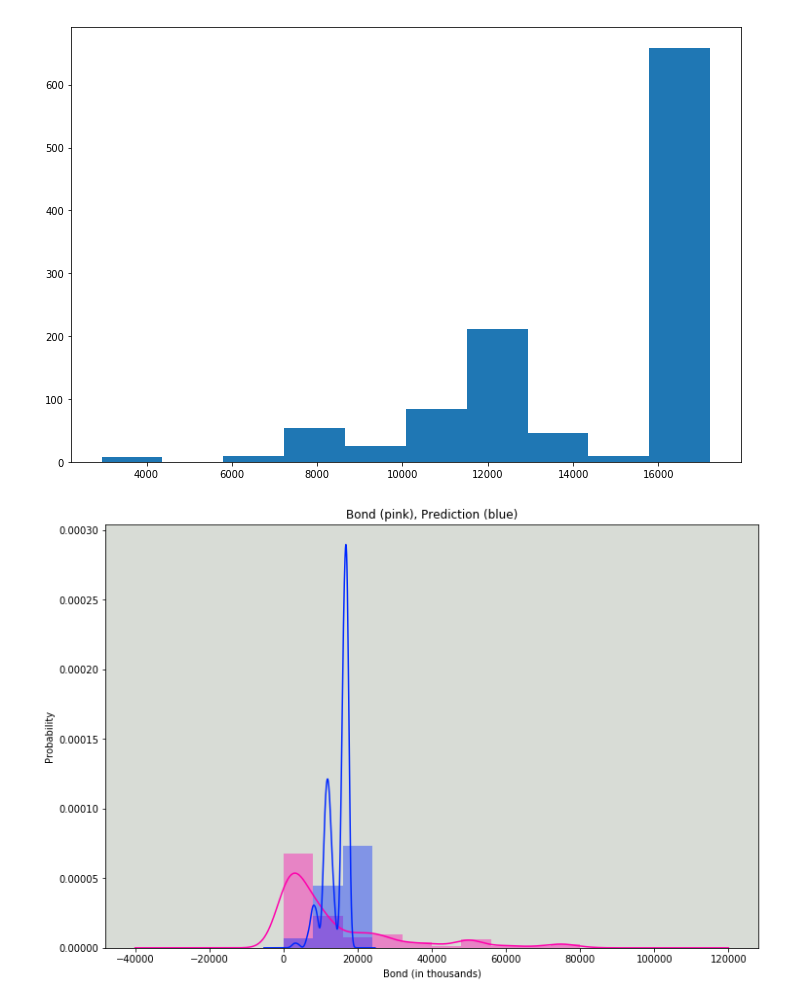
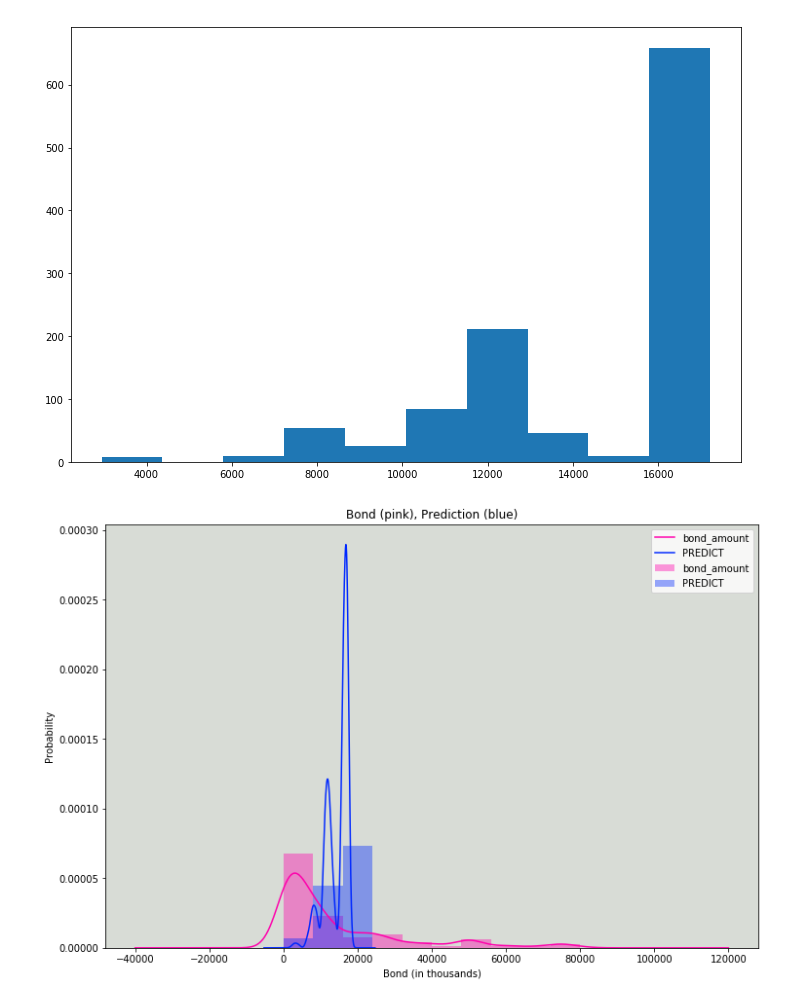
Before and after one commit to SlothDream/SBCap1_CT, a Jupyter notebook: CT_Analysis_Linear.ipynb, the cells around one changed output. Saved outputs shown, nothing was run; the diff lists cells and outputs as text; code cells hidden in the pictures.

```diff
--- a/CT_Analysis_Linear.ipynb
+++ b/CT_Analysis_Linear.ipynb
@@ -265,15 +270,15 @@ _ = plt.hist(test)
 # %%
 new = target.copy()
 new['PREDICT'] = lm.predict(X)
 
 from matplotlib import cm
 color_country = cm.hsv(np.linspace(.9,.65, 2))
 dist = new[['bond_amount', 'PREDICT']].copy()
 fig, ax = plt.subplots(figsize=(12,8))
-dist.plot.kde(ax=ax, legend=False, title='Bond (pink), Prediction (blue)', color=color_country)
-dist.plot.hist(density=True, legend=False, ax=ax, alpha=.4, color=color_country)
+dist.plot.kde(ax=ax, title='Bond (pink), Prediction (blue)', color=color_country)
+dist.plot.hist(density=True, ax=ax, alpha=.4, color=color_country)
 ax.set_ylabel('Probability')
 ax.set_facecolor('#d8dcd6')
 ax.set_xlabel('Bond (in thousands)');
 # %% [output]
-[figure, old version]
+[figure, new version]
```
Also changed, not shown: parts of 6 cells of this notebook.
